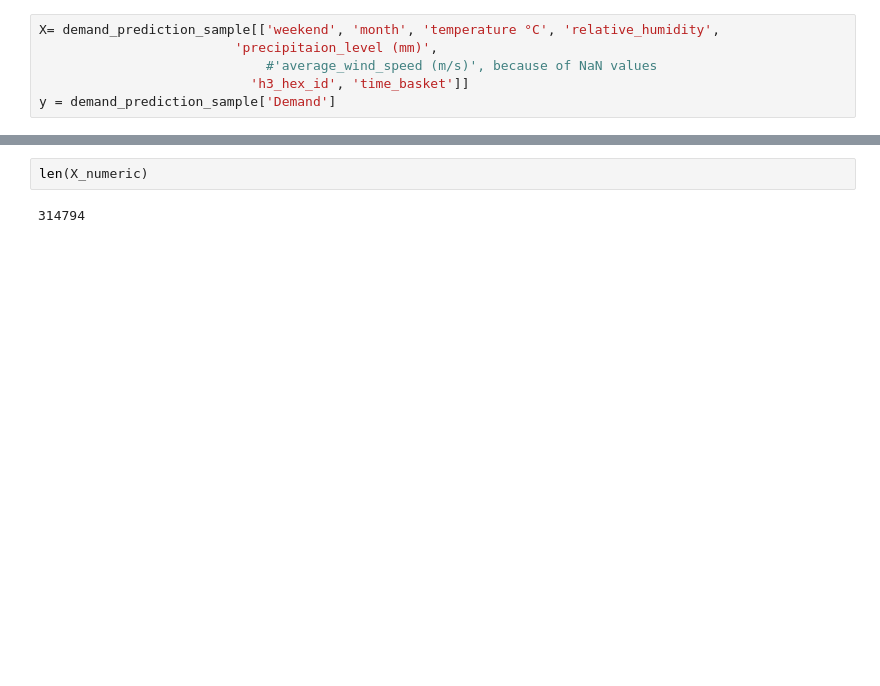
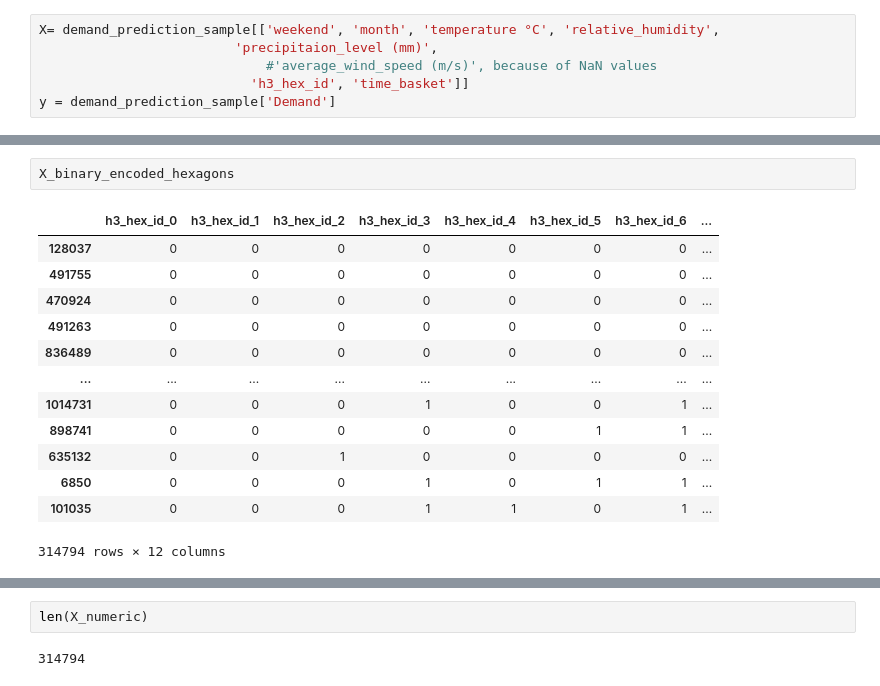
Before and after one commit to ey96/CallABike_Analytics, a Jupyter notebook: AAA_Task4.ipynb, the cells around one changed output, grey strips where cells are left out. Cells and saved outputs as stored; diff of their text form; blank space fills up the shorter version.

```diff
--- a/AAA_Task4.ipynb
+++ b/AAA_Task4.ipynb
@@ -240 +320,17 @@ X_numeric = scaler.fit_transform(X_numeric)
 X_numeric = np.asarray(X_numeric)
+# %%
+X_binary_encoded_hexagons
+# %% [output]
+|  | h3_hex_id_0 | h3_hex_id_1 | h3_hex_id_2 | h3_hex_id_3 | h3_hex_id_4 | h3_hex_id_5 | h3_hex_id_6 | ... |
+| 128037 | 0 | 0 | 0 | 0 | 0 | 0 | 0 | ... |
+| 491755 | 0 | 0 | 0 | 0 | 0 | 0 | 0 | ... |
+| 470924 | 0 | 0 | 0 | 0 | 0 | 0 | 0 | ... |
+| 491263 | 0 | 0 | 0 | 0 | 0 | 0 | 0 | ... |
+| 836489 | 0 | 0 | 0 | 0 | 0 | 0 | 0 | ... |
+| ... | ... | ... | ... | ... | ... | ... | ... | ... |
+| 1014731 | 0 | 0 | 0 | 1 | 0 | 0 | 1 | ... |
+| 898741 | 0 | 0 | 0 | 0 | 0 | 1 | 1 | ... |
+| 635132 | 0 | 0 | 1 | 0 | 0 | 0 | 0 | ... |
+| 6850 | 0 | 0 | 0 | 1 | 0 | 1 | 1 | ... |
+| 101035 | 0 | 0 | 0 | 1 | 1 | 0 | 1 | ... |
+314794 rows × 12 columns
```
Also changed, not shown: parts of 22 cells of this notebook.
